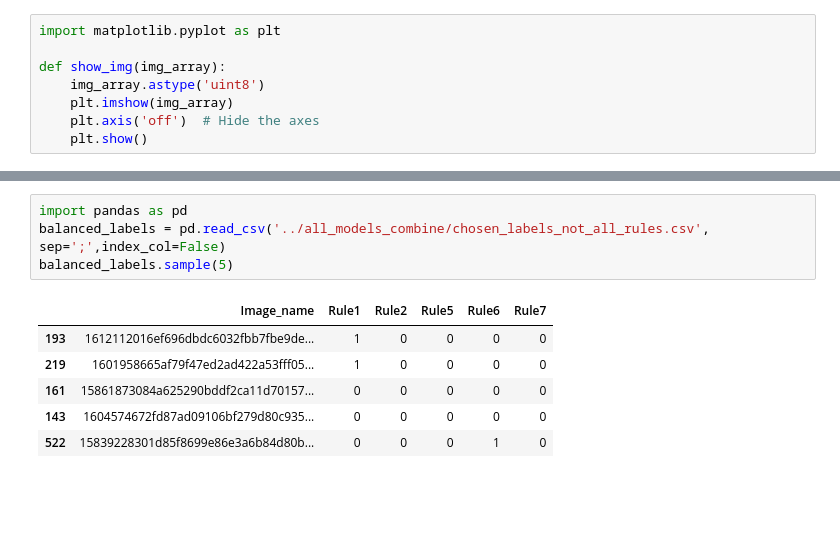
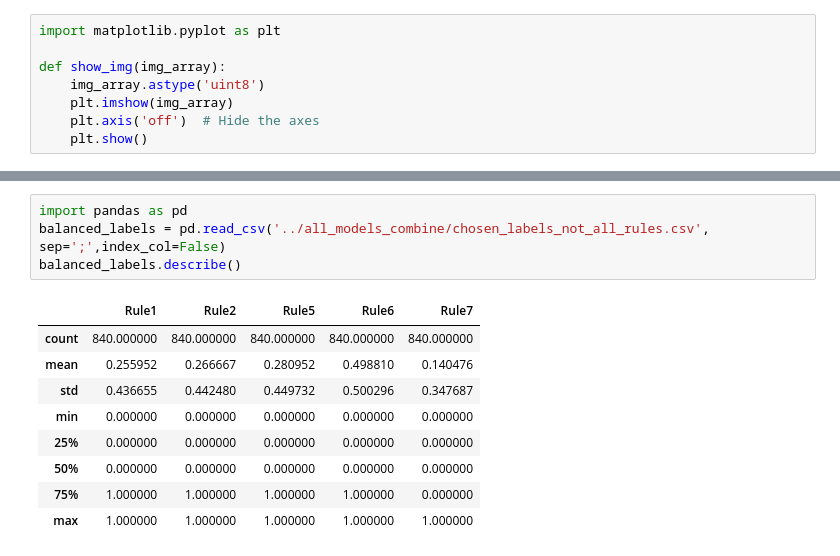
Before and after one commit to B0llerwagen/Data-Science-Case-Studies-SoSe24, a Jupyter notebook: all_models_combine/test_img_chosen_labels.ipynb, the cells around one changed output, grey strips where cells are left out. Drawn from its saved outputs; the diff is of its cells as text; blank space fills up the shorter version.

```diff
--- a/all_models_combine/test_img_chosen_labels.ipynb
+++ b/all_models_combine/test_img_chosen_labels.ipynb
@@ -92,11 +99,14 @@ def predict_image(models,img_path):
 # %%
 import pandas as pd
 balanced_labels = pd.read_csv('../all_models_combine/chosen_labels_not_all_rules.csv', sep=';',index_col=False)
-balanced_labels.sample(5)
+balanced_labels.describe()
 # %% [output]
-|  | Image_name | Rule1 | Rule2 | Rule5 | Rule6 | Rule7 |
-| 193 | 1612112016ef696dbdc6032fbb7fbe9de... | 1 | 0 | 0 | 0 | 0 |
-| 219 | 1601958665af79f47ed2ad422a53fff05... | 1 | 0 | 0 | 0 | 0 |
-| 161 | 15861873084a625290bddf2ca11d70157... | 0 | 0 | 0 | 0 | 0 |
-| 143 | 1604574672fd87ad09106bf279d80c935... | 0 | 0 | 0 | 0 | 0 |
-| 522 | 15839228301d85f8699e86e3a6b84d80b... | 0 | 0 | 0 | 1 | 0 |
+|  | Rule1 | Rule2 | Rule5 | Rule6 | Rule7 |
+| count | 840.000000 | 840.000000 | 840.000000 | 840.000000 | 840.000000 |
+| mean | 0.255952 | 0.266667 | 0.280952 | 0.498810 | 0.140476 |
+| std | 0.436655 | 0.442480 | 0.449732 | 0.500296 | 0.347687 |
+| min | 0.000000 | 0.000000 | 0.000000 | 0.000000 | 0.000000 |
+| 25% | 0.000000 | 0.000000 | 0.000000 | 0.000000 | 0.000000 |
+| 50% | 0.000000 | 0.000000 | 0.000000 | 0.000000 | 0.000000 |
+| 75% | 1.000000 | 1.000000 | 1.000000 | 1.000000 | 0.000000 |
+| max | 1.000000 | 1.000000 | 1.000000 | 1.000000 | 1.000000 |
```
Also changed, not shown: parts of 12 cells of this notebook, 7 other files.
